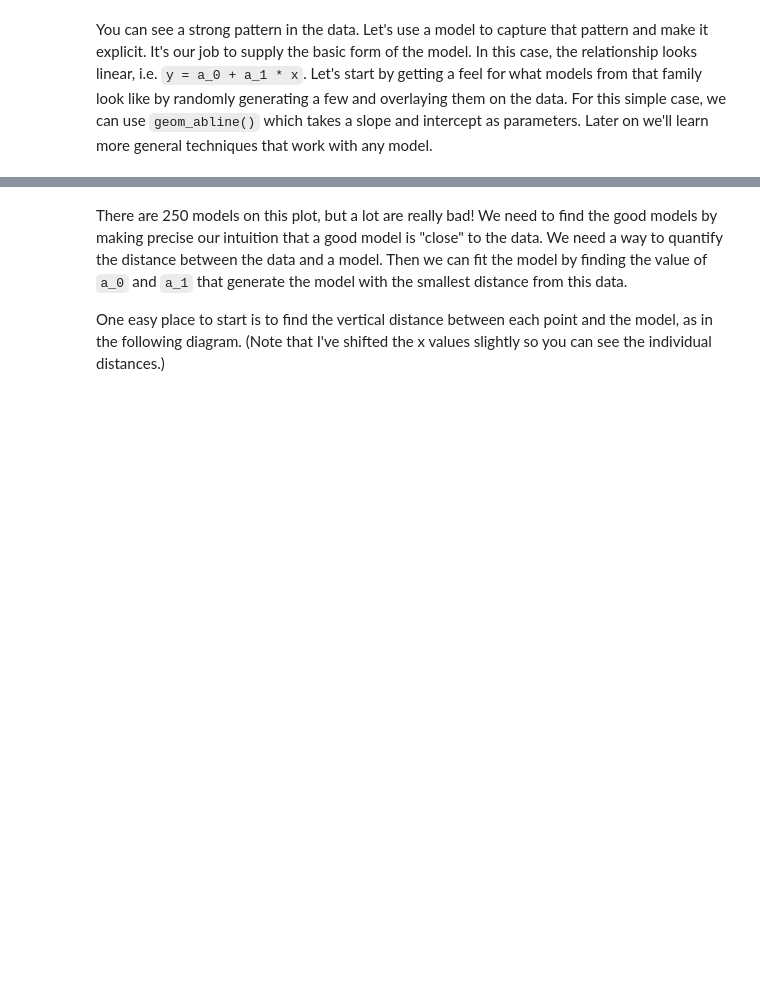
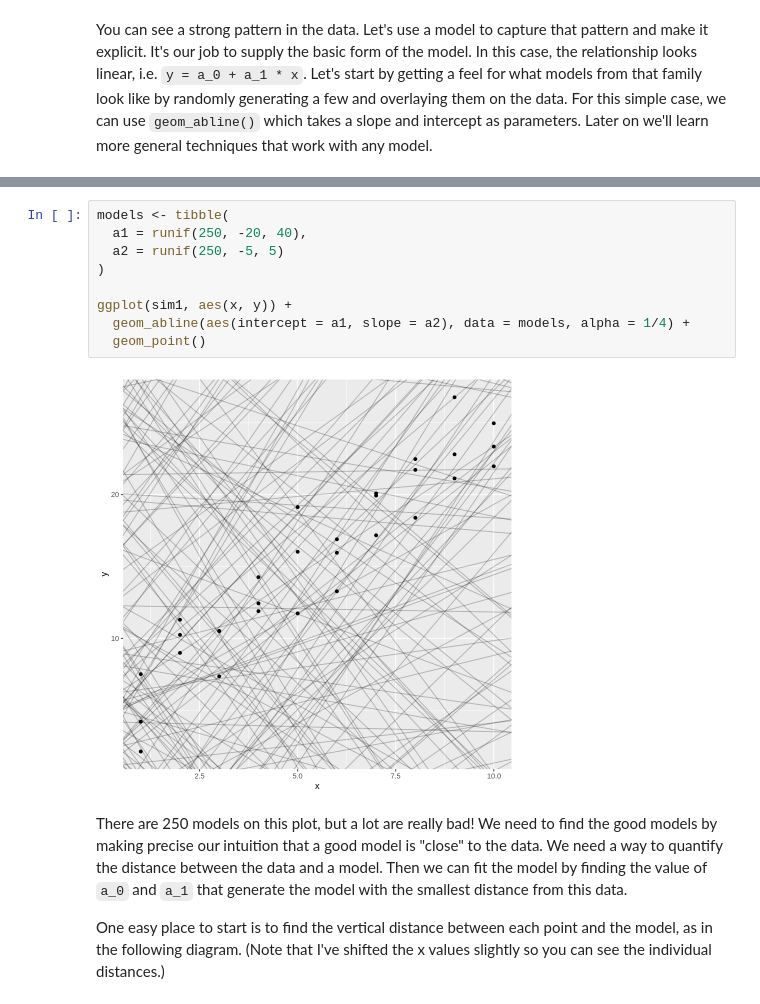
Before and after one commit to fralfaro/r4ds-book, a Jupyter notebook: docs/23_model_basics.ipynb, the cells around one changed output, grey strips where cells are left out. Saved outputs shown, nothing was run; the diff lists cells and outputs as text; blank space fills up the shorter version.

```diff
--- a/docs/23_model_basics.ipynb
+++ b/docs/23_model_basics.ipynb
@@ -84,3 +81,14 @@ ggplot(sim1, aes(x, y)) +
+# %%
+models <- tibble(
+  a1 = runif(250, -20, 40),
+  a2 = runif(250, -5, 5)
+)
+
+ggplot(sim1, aes(x, y)) +
+  geom_abline(aes(intercept = a1, slope = a2), data = models, alpha = 1/4) +
+  geom_point()
+# %% [output]
+[figure, added]
 # %% [markdown]
 
 There are 250 models on this plot, but a lot are really bad! We need to find the good models by making precise our intuition that a good model is "close" to the data. We need a way to quantify the distance between the data and a model. Then we can fit the model by finding the value of `a_0` and `a_1` that generate the model with the smallest distance from this data.
```
Also changed, not shown: parts of 99 cells of this notebook.
